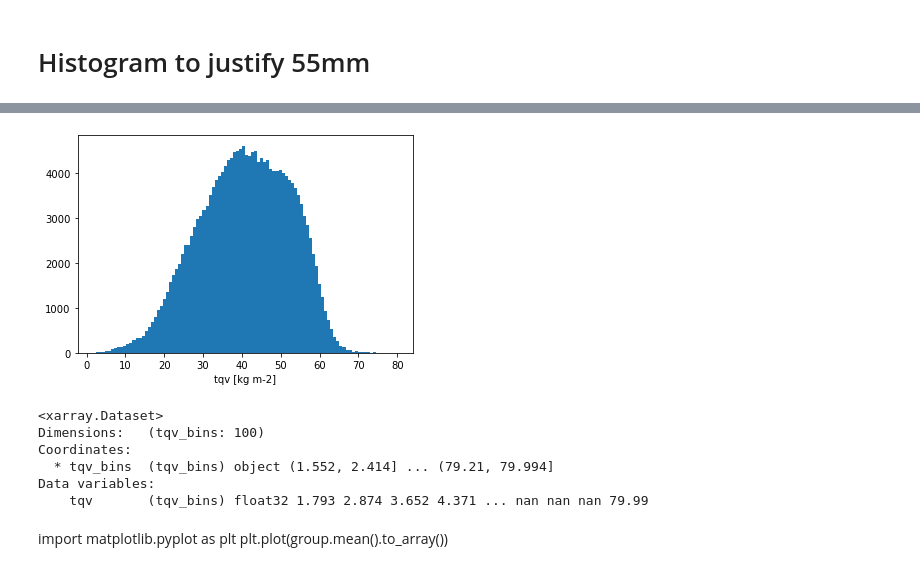
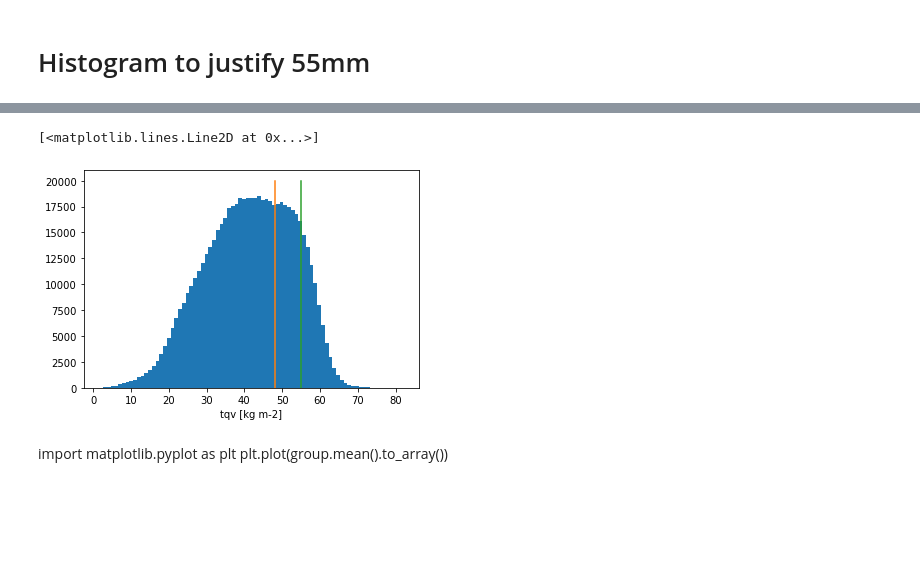
Before and after one commit to snigsam/VaporLakes, a Jupyter notebook: Histograms_of_tqv.ipynb, the cells around one changed output, grey strips where cells are left out. Saved outputs shown, nothing was run; the diff lists cells and outputs as text; code cells hidden in the pictures; blank space fills up the shorter version.

```diff
--- a/Histograms_of_tqv.ipynb
+++ b/Histograms_of_tqv.ipynb
@@ -12,4 +36,5 @@ M2tqv_WEIO_3rdgridcell_30thday_instant_00Z.nc
 # %%
-ds = xr.open_dataset('../../Library/CloudStorage/Box-Box/VaporLakes/data/M2tqv_WEIO_3rdgridcell_30thday_instant_00Z.nc')
+ds = xr.open_mfdataset('~/Box/VaporLakes/data/M2tqv_WEIO_3rdgridcell_30thday_instant_*.nc',
+                      combine="nested") # pool data, ignore time coordinate not being monotonic
 ds
 # %% [output]
@@ -27,17 +64,11 @@ Attributes:
 # %%
-ds.tqv.plot(bins=100);
+ds.tqv.plot(bins=81); plt.plot([48,48],[0,20000]); plt.plot([55,55],[0,20000])
 # %% [output]
+[<matplotlib.lines.Line2D at 0x...>]
-[figure, old version]
+[figure, new version]
 # %%
-group = ds.groupby_bins('tqv',100)
-group.mean()
+#group = ds.groupby_bins('tqv',100)
+#group.mean().values()
-# %% [output]
-<xarray.Dataset>
-Dimensions:   (tqv_bins: 100)
-Coordinates:
-  * tqv_bins  (tqv_bins) object (1.552, 2.414] ... (79.21, 79.994]
-Data variables:
-    tqv       (tqv_bins) float32 1.793 2.874 3.652 4.371 ... nan nan nan 79.99
 # %% [markdown]
 import matplotlib.pyplot as plt
 plt.plot(group.mean().to_array())
```
Also changed, not shown: parts of 22 cells of this notebook.
